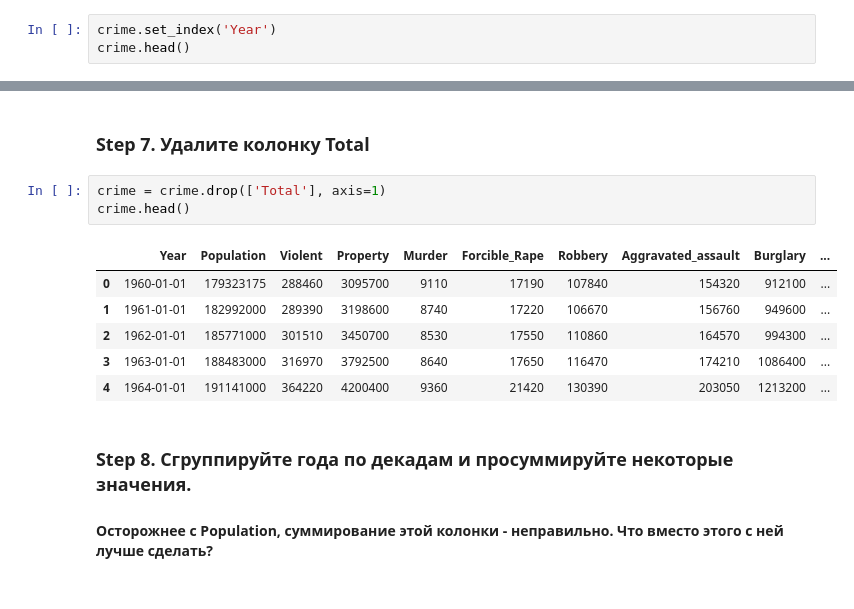
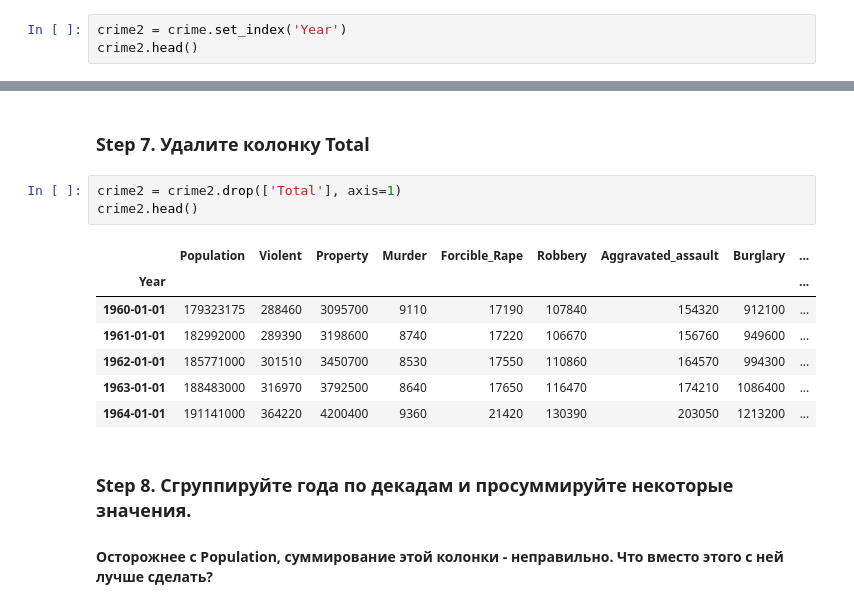
Before and after one commit to Kinetikm/AppliedPythonAtom, a Jupyter notebook: homeworks/homework_05_ml/3/Exercises.ipynb, the cells around one changed output, grey strips where cells are left out. Saved outputs shown, nothing was run; the diff lists cells and outputs as text.

```diff
--- a/homeworks/homework_05_ml/3/Exercises.ipynb
+++ b/homeworks/homework_05_ml/3/Exercises.ipynb
@@ -50,6 +50,6 @@ crime.head()
 # %% [markdown]
 ### Step 6. Установите Year как index нашего датафрейма
 # %%
-crime.set_index('Year')
-crime.head()
+crime2 = crime.set_index('Year')
+crime2.head()
 # %% [output]
@@ -62,15 +63,16 @@ crime.head()
 # %% [markdown]
 ### Step 7. Удалите колонку Total
 # %%
-crime = crime.drop(['Total'], axis=1)
-crime.head()
+crime2 = crime2.drop(['Total'], axis=1)
+crime2.head()
 # %% [output]
-|  | Year | Population | Violent | Property | Murder | Forcible_Rape | Robbery | Aggravated_assault | Burglary | ... |
-| 0 | 1960-01-01 | 179323175 | 288460 | 3095700 | 9110 | 17190 | 107840 | 154320 | 912100 | ... |
-| 1 | 1961-01-01 | 182992000 | 289390 | 3198600 | 8740 | 17220 | 106670 | 156760 | 949600 | ... |
-| 2 | 1962-01-01 | 185771000 | 301510 | 3450700 | 8530 | 17550 | 110860 | 164570 | 994300 | ... |
-| 3 | 1963-01-01 | 188483000 | 316970 | 3792500 | 8640 | 17650 | 116470 | 174210 | 1086400 | ... |
-| 4 | 1964-01-01 | 191141000 | 364220 | 4200400 | 9360 | 21420 | 130390 | 203050 | 1213200 | ... |
+|  | Population | Violent | Property | Murder | Forcible_Rape | Robbery | Aggravated_assault | Burglary | ... |
+| Year |  |  |  |  |  |  |  |  | ... |
+| 1960-01-01 | 179323175 | 288460 | 3095700 | 9110 | 17190 | 107840 | 154320 | 912100 | ... |
+| 1961-01-01 | 182992000 | 289390 | 3198600 | 8740 | 17220 | 106670 | 156760 | 949600 | ... |
+| 1962-01-01 | 185771000 | 301510 | 3450700 | 8530 | 17550 | 110860 | 164570 | 994300 | ... |
+| 1963-01-01 | 188483000 | 316970 | 3792500 | 8640 | 17650 | 116470 | 174210 | 1086400 | ... |
+| 1964-01-01 | 191141000 | 364220 | 4200400 | 9360 | 21420 | 130390 | 203050 | 1213200 | ... |
 # %% [markdown]
 ### Step 8. Сгруппируйте года по декадам и просуммируйте некоторые значения.
 
```
Also changed, not shown: parts of 2 cells of this notebook, 3 other files.
